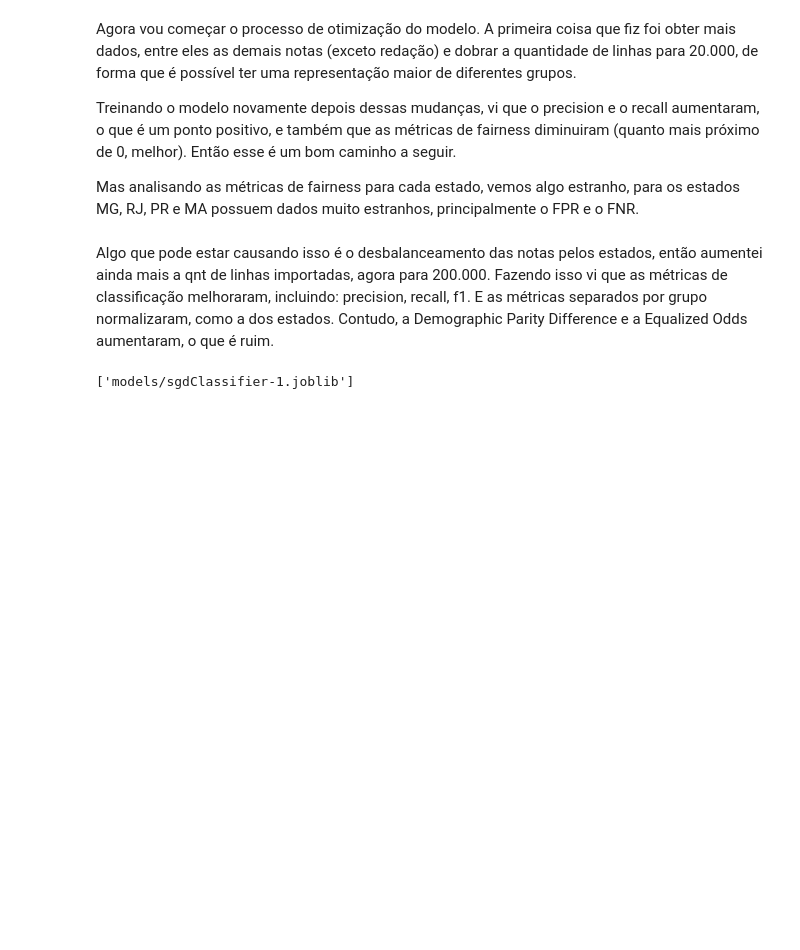
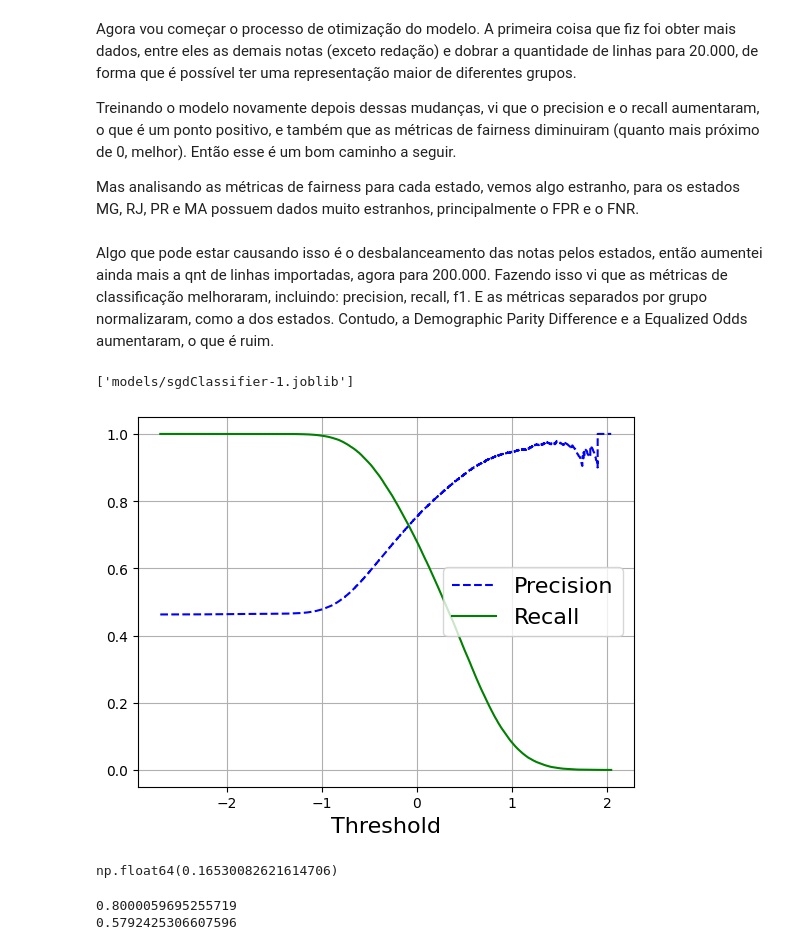
Before and after one commit to Phenriqx/algorithmic-fairness-enem, a Jupyter notebook: testing.ipynb, the cells around one changed output. Drawn from its saved outputs; the diff is of its cells as text; code cells hidden in the pictures; blank space fills up the shorter version.

```diff
--- a/testing.ipynb
+++ b/testing.ipynb
@@ -679,3 +692,28 @@ Contudo, a Demographic Parity Difference e a Equalized Odds aumentaram, o que é
 joblib.dump(classifier_model1_pipeline, 'models/sgdClassifier-1.joblib')
 # %% [output]
 ['models/sgdClassifier-1.joblib']
+# %%
+# Ainda na fase de melhoria das métricas de classificação, vamos tentar melhorar nosso modelo para precision
+from matplotlib import pyplot as plt
+
+y_train_pred = cross_val_predict(classifier_model1_pipeline, X, y_classificacao, cv=3, method='decision_function')
+precisions, recalls, thresholds = precision_recall_curve(y_classificacao, y_train_pred)
+
+def plot_precision_recall_curve(p, r, t):
+    plt.plot(t, p[:-1], "b--", label="Precision")
+    plt.plot(t, r[:-1], "g-", label="Recall")
+    plt.legend(loc="center right", fontsize=16) # Not shown in the book
+    plt.xlabel("Threshold", fontsize=16)        # Not shown
+    plt.grid(True)                              # Not shown
+
+plot_precision_recall_curve(precisions, recalls, thresholds)
+plt.show()
+
+# S
+# %% [output]
+[figure, added]
+# %%
+threshold_80_precision = thresholds[np.argmax(precisions >= 0.80)]
+threshold_80_precision
+# %% [output]
+np.float64(0.16530082621614706)
@@ -681,0 +723,6 @@ joblib.dump(classifier_model1_pipeline, 'models/sgdClassifier-1.joblib')
+# %%
+print(precision_score(y_classificacao, new_preds_80))
+print(recall_score(y_classificacao, new_preds_80))
+# %% [output]
+0.8000059695255719
+0.5792425306607596
```
Also changed, not shown: parts of 15 cells of this notebook, 1 other file.
